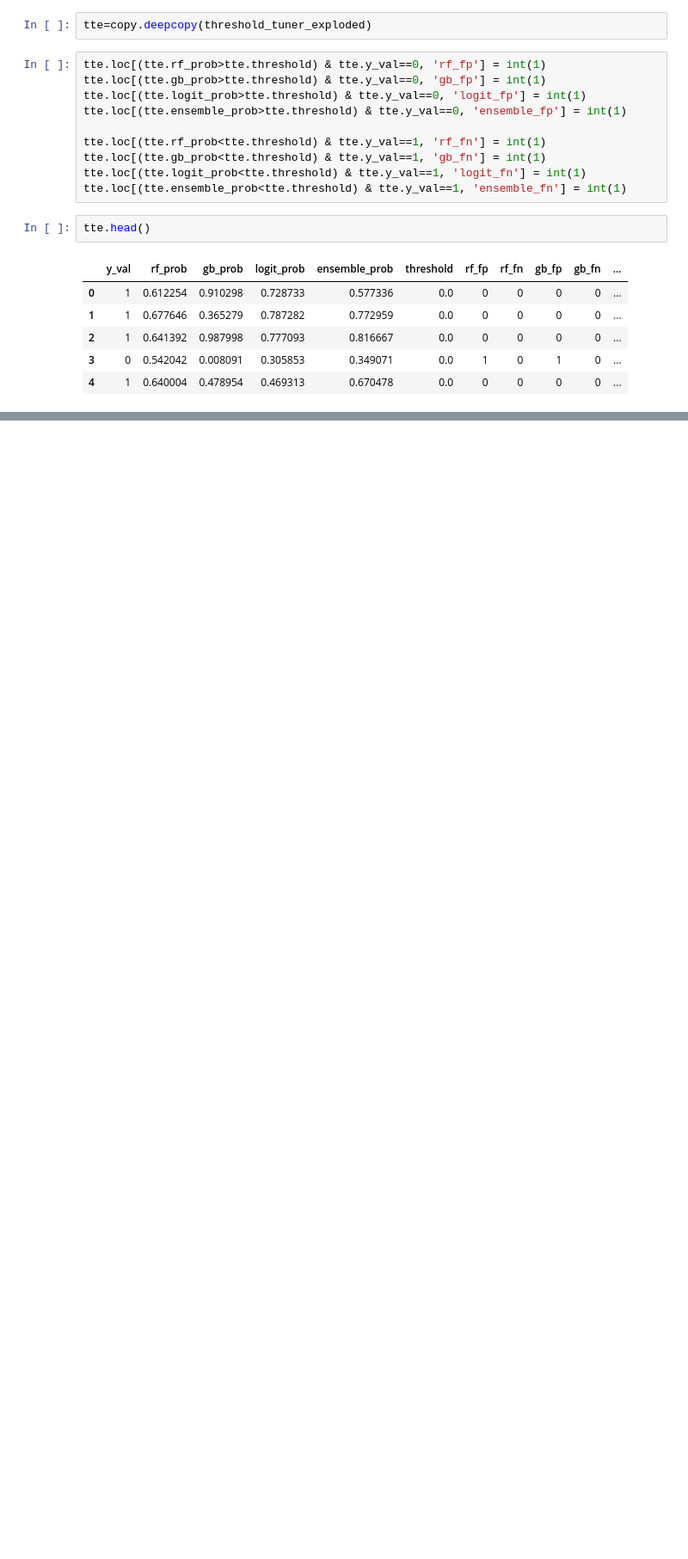
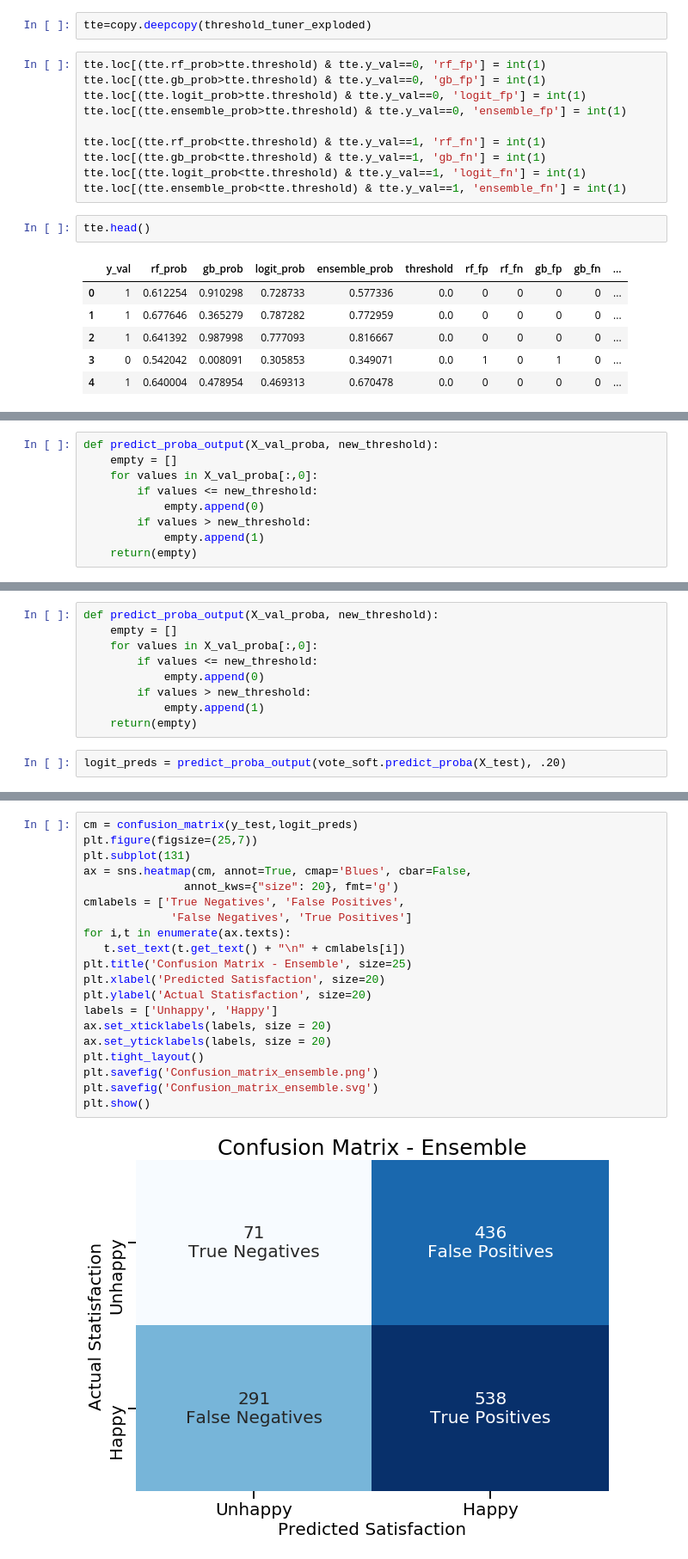
Before and after one commit to yeewill/Classification-Project-DSjobs, a Jupyter notebook: Make ROC and PR Curves.ipynb, the cells around one changed output, grey strips where cells are left out. Shown at 86% size. Saved outputs shown, nothing was run; the diff lists cells and outputs as text; blank space fills up the shorter version.

```diff
--- a/Make ROC and PR Curves.ipynb
+++ b/Make ROC and PR Curves.ipynb
@@ -231,0 +278,9 @@ tte.groupby(by= 'threshold').sum().sort_values(by= 'rf_cost', ascending = True)
+# %%
+def predict_proba_output(X_val_proba, new_threshold):
+    empty = []
+    for values in X_val_proba[:,0]:
+        if values <= new_threshold:
+            empty.append(0)
+        if values > new_threshold:
+            empty.append(1)
+    return(empty)
@@ -231,0 +343,11 @@ tte.groupby(by= 'threshold').sum().sort_values(by= 'rf_cost', ascending = True)
+# %%
+def predict_proba_output(X_val_proba, new_threshold):
+    empty = []
+    for values in X_val_proba[:,0]:
+        if values <= new_threshold:
+            empty.append(0)
+        if values > new_threshold:
+            empty.append(1)
+    return(empty)
+# %%
+logit_preds = predict_proba_output(vote_soft.predict_proba(X_test), .20)
@@ -231,0 +374,22 @@ tte.groupby(by= 'threshold').sum().sort_values(by= 'rf_cost', ascending = True)
+# %%
+cm = confusion_matrix(y_test,logit_preds)
+plt.figure(figsize=(25,7))
+plt.subplot(131)
+ax = sns.heatmap(cm, annot=True, cmap='Blues', cbar=False,
+               annot_kws={"size": 20}, fmt='g')
+cmlabels = ['True Negatives', 'False Positives',
+             'False Negatives', 'True Positives']
+for i,t in enumerate(ax.texts):
+   t.set_text(t.get_text() + "\n" + cmlabels[i])
+plt.title('Confusion Matrix - Ensemble', size=25)
+plt.xlabel('Predicted Satisfaction', size=20)
+plt.ylabel('Actual Statisfaction', size=20)
+labels = ['Unhappy', 'Happy']
+ax.set_xticklabels(labels, size = 20)
+ax.set_yticklabels(labels, size = 20)
+plt.tight_layout()
+plt.savefig('Confusion_matrix_ensemble.png')
+plt.savefig('Confusion_matrix_ensemble.svg')
+plt.show()
+# %% [output]
+[figure, added]
```
Also changed, not shown: parts of 31 cells of this notebook, 19 other files.
